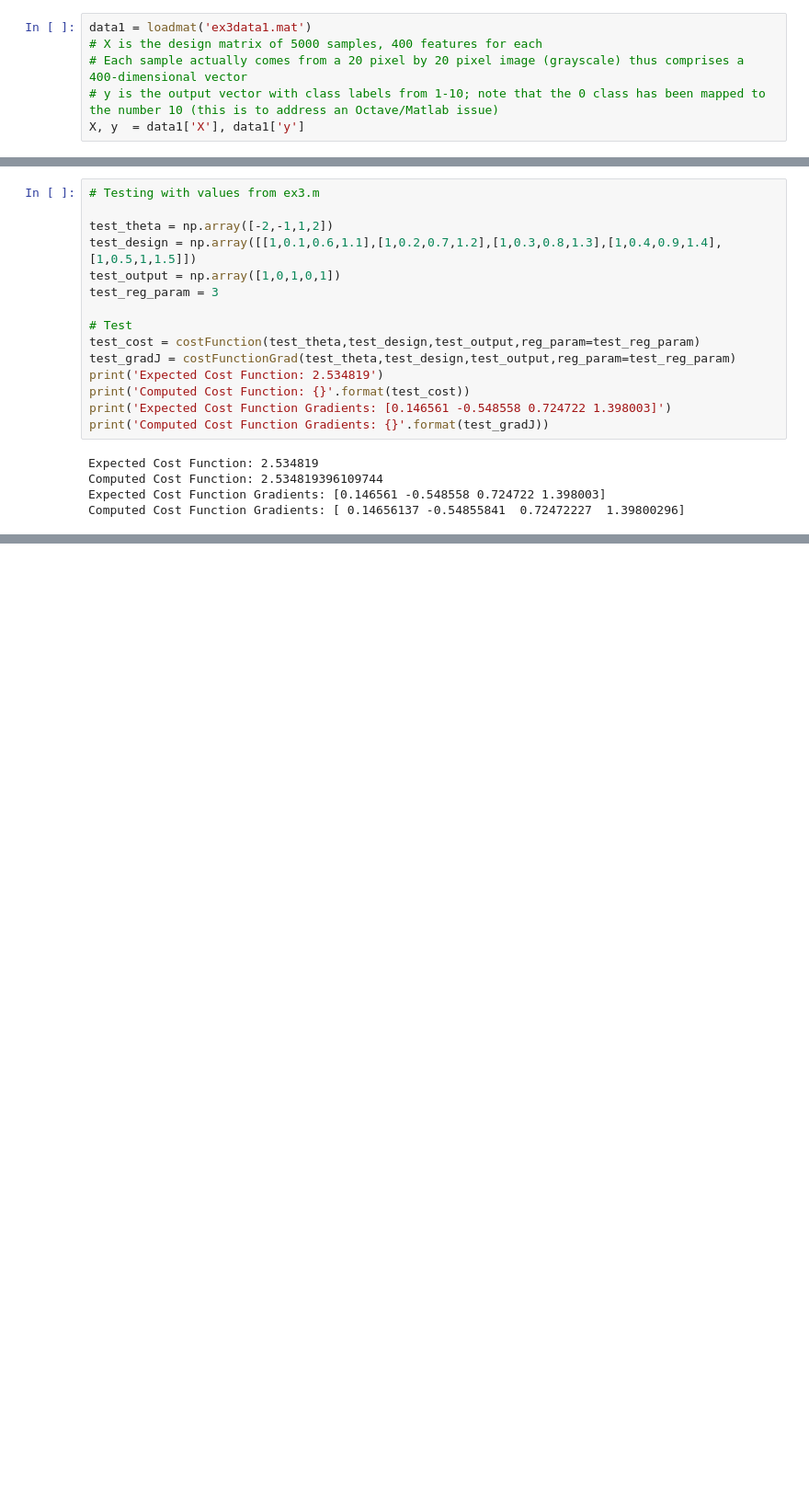
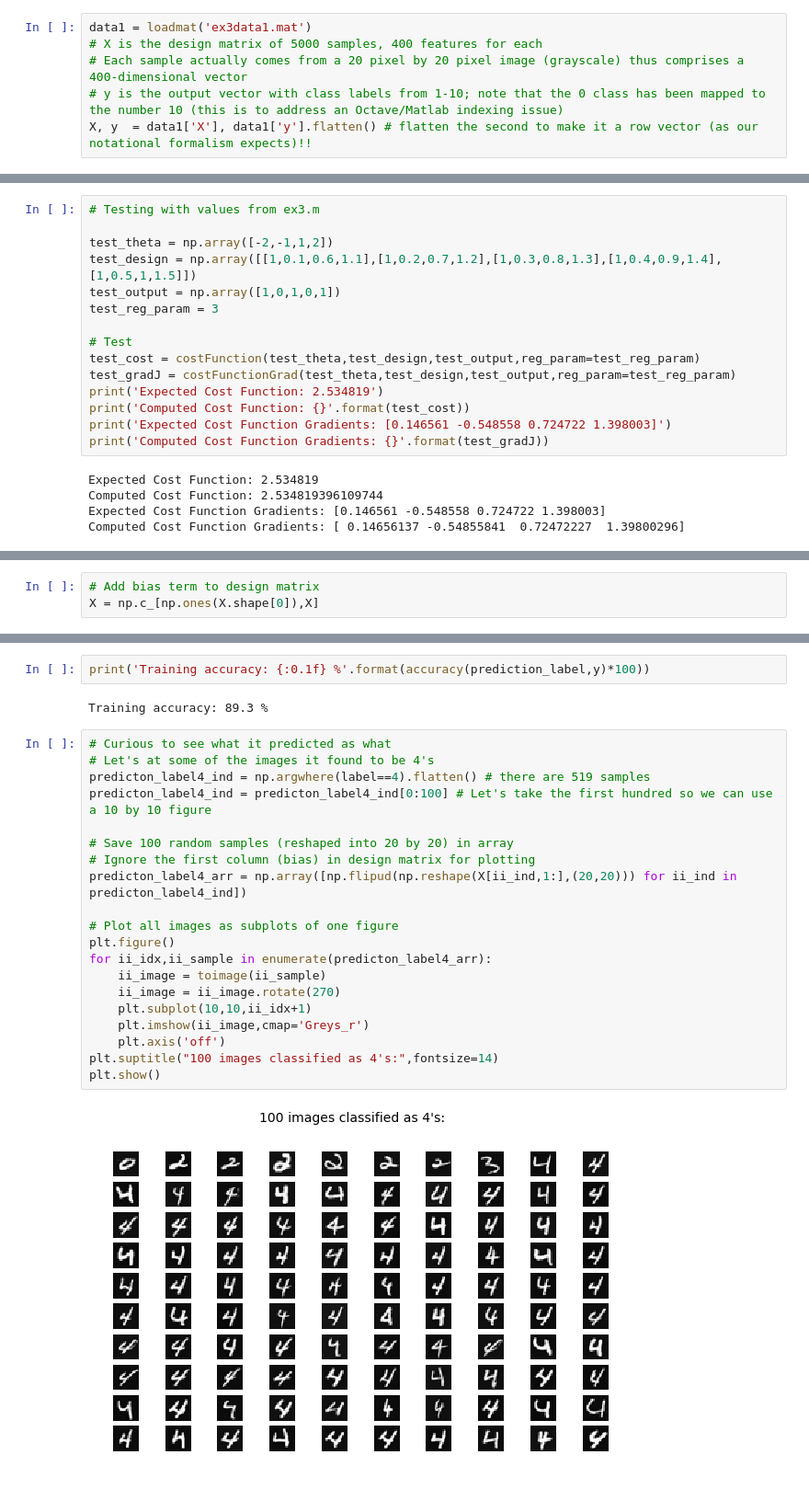
Before and after one commit to les67/MachineLearning_CourseraNg, a Jupyter notebook: ex3/ex3.ipynb, the cells around one changed output, grey strips where cells are left out. Shown at 92% size. Cells and saved outputs as stored; diff of their text form; blank space fills up the shorter version.

```diff
--- a/ex3/ex3.ipynb
+++ b/ex3/ex3.ipynb
@@ -44,8 +46,8 @@ loadmat('ex3data1.mat')
 data1 = loadmat('ex3data1.mat')
 # X is the design matrix of 5000 samples, 400 features for each
 # Each sample actually comes from a 20 pixel by 20 pixel image (grayscale) thus comprises a 400-dimensional vector
-# y is the output vector with class labels from 1-10; note that the 0 class has been mapped to the number 10 (this is to address an Octave/Matlab issue)
-X, y  = data1['X'], data1['y']
+# y is the output vector with class labels from 1-10; note that the 0 class has been mapped to the number 10 (this is to address an Octave/Matlab indexing issue)
+X, y  = data1['X'], data1['y'].flatten() # flatten the second to make it a row vector (as our notational formalism expects)!!
 # %% [markdown]
 ## 1.2 Visualizing the Data
 - Randomly select 100 rows from X and display this data together as images
@@ -186,0 +192,3 @@ Computed Cost Function Gradients: [ 0.14656137 -0.54855841  0.72472227  1.398002
+# %%
+# Add bias term to design matrix
+X = np.c_[np.ones(X.shape[0]),X]
@@ -186,0 +299,26 @@ Computed Cost Function Gradients: [ 0.14656137 -0.54855841  0.72472227  1.398002
+# %%
+print('Training accuracy: {:0.1f} %'.format(accuracy(prediction_label,y)*100))
+# %% [output]
+Training accuracy: 89.3 %
+# %%
+# Curious to see what it predicted as what
+# Let's at some of the images it found to be 4's
+predicton_label4_ind = np.argwhere(label==4).flatten() # there are 519 samples
+predicton_label4_ind = predicton_label4_ind[0:100] # Let's take the first hundred so we can use a 10 by 10 figure
+
+# Save 100 random samples (reshaped into 20 by 20) in array
+# Ignore the first column (bias) in design matrix for plotting
+predicton_label4_arr = np.array([np.flipud(np.reshape(X[ii_ind,1:],(20,20))) for ii_ind in predicton_label4_ind])
+
+# Plot all images as subplots of one figure
+plt.figure()
+for ii_idx,ii_sample in enumerate(predicton_label4_arr):
+    ii_image = toimage(ii_sample)
+    ii_image = ii_image.rotate(270)
+    plt.subplot(10,10,ii_idx+1)
+    plt.imshow(ii_image,cmap='Greys_r')
+    plt.axis('off')
+plt.suptitle("100 images classified as 4's:",fontsize=14)
+plt.show()
+# %% [output]
+[figure, added]
```
Also changed, not shown: parts of 13 cells of this notebook.
